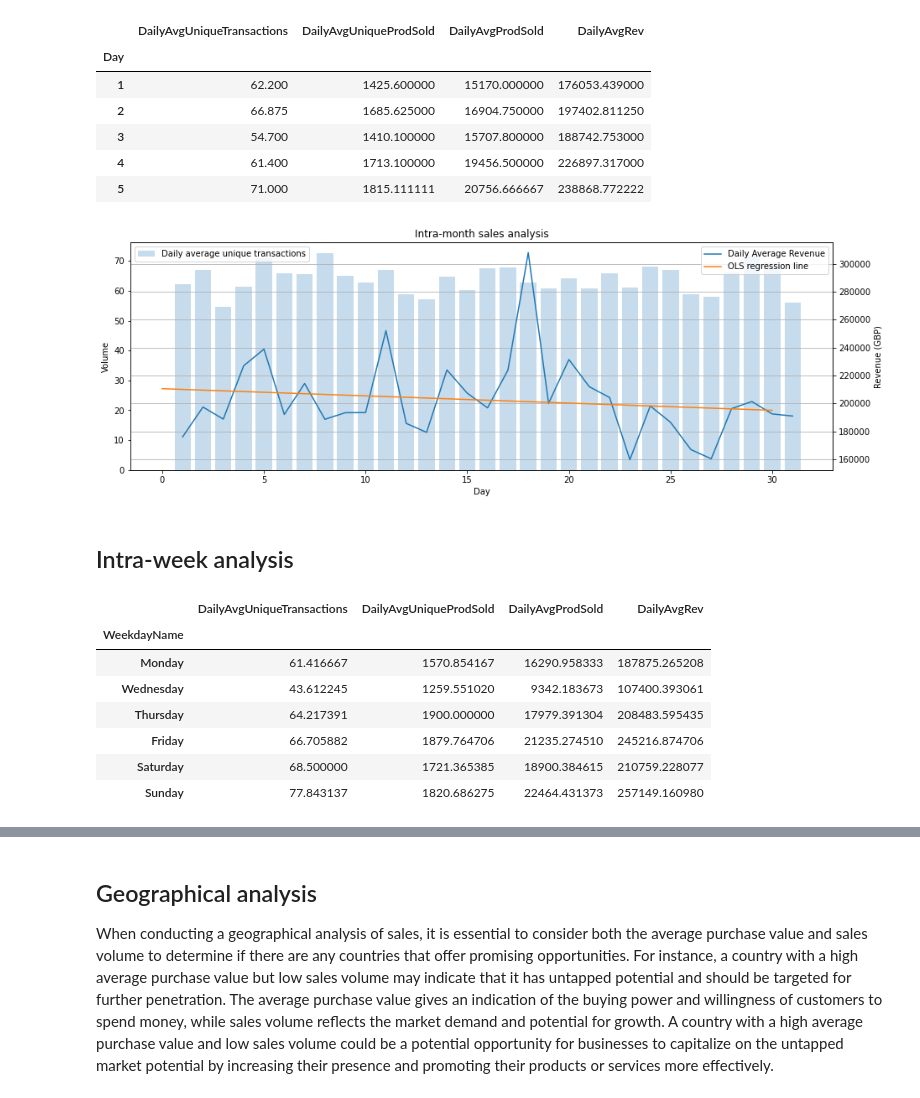
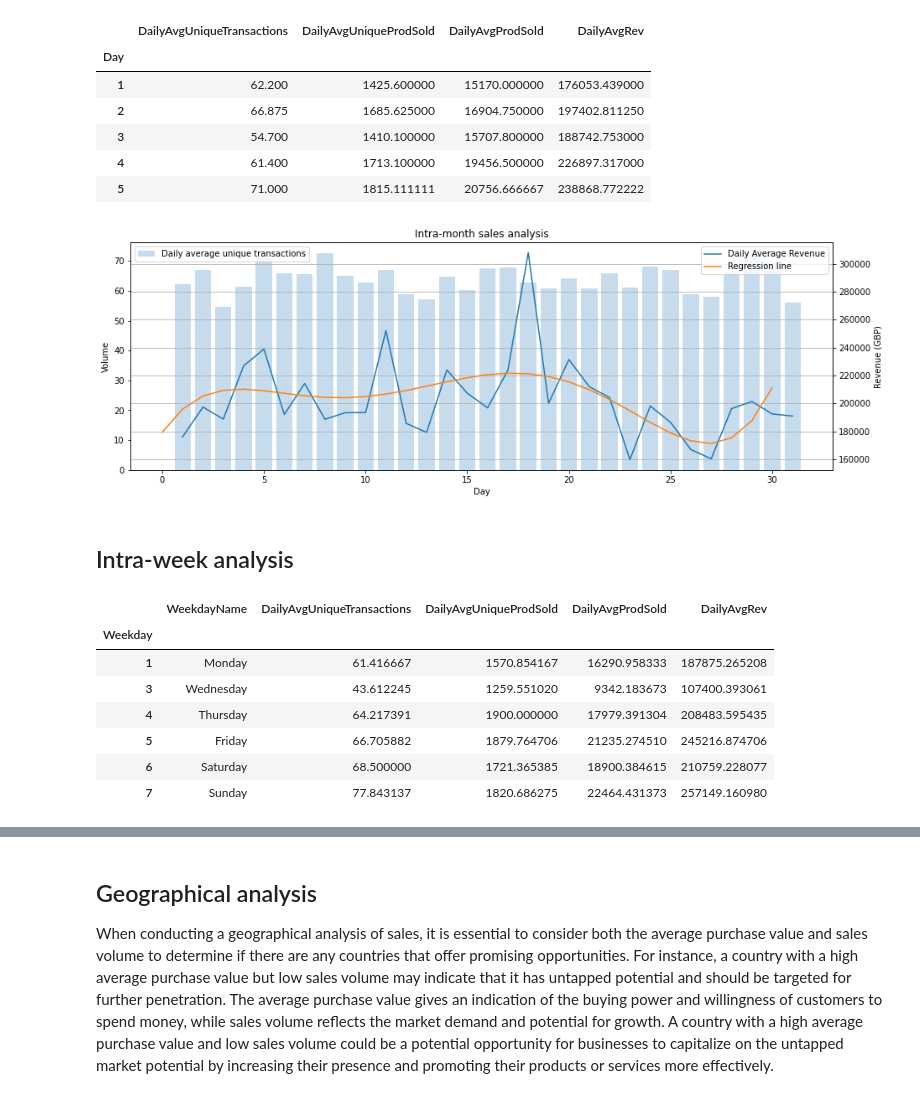
Before and after one commit to antobzzll/Analytics-Portfolio, a Jupyter notebook: Business Analytics/Market Basket Analysis/e-commerce-analytics.ipynb, the cells around one changed output, grey strips where cells are left out. Cells and saved outputs as stored; diff of their text form; code cells hidden in the pictures.

```diff
--- a/Business Analytics/Market Basket Analysis/e-commerce-analytics.ipynb
+++ b/Business Analytics/Market Basket Analysis/e-commerce-analytics.ipynb
@@ -257,6 +257,7 @@ bydate = df.groupby('Date').agg(
     Revenue=('Amount', 'sum')
     ).reset_index()
 bydate['Day'] = bydate['Date'].dt.day
+bydate['Weekday'] = bydate['Date'].dt.weekday
 bydate['Month'] = bydate['Date'].dt.month
 
 bydate['WeekdayName'] = bydate['Date'].dt.day_name()
@@ -289,41 +290,40 @@ byday.head()
 | 4 | 61.400 | 1713.100000 | 19456.500000 | 226897.317000 |
 | 5 | 71.000 | 1815.111111 | 20756.666667 | 238868.772222 |
 # %%
-rev_coefficients = np.polyfit(byday.index.values, byday['DailyAvgRev'].values, 1)
+rev_coefficients = np.polyfit(byday.index.values, byday['DailyAvgRev'].values, 5)
 rev_regression_line = np.poly1d(rev_coefficients)
 
 fig, ax1 = plt.subplots(figsize=(15,5))
 ax2 = plt.twinx()
 ax2.plot(byday.index, byday['DailyAvgRev'], label='Daily Average Revenue')
 ax1.bar(byday.index, byday['DailyAvgUniqueTransactions'], label='Daily average unique transactions', alpha=0.25)
-ax2.plot(rev_regression_line(byday.index.values), label='OLS regression line')
+ax2.plot(rev_regression_line(byday.index.values), label='Regression line')
 ax1.set_ylabel('Volume')
 ax2.set_ylabel('Revenue (GBP)')
 plt.title("Intra-month sales analysis")
 plt.grid(True)
 ax1.legend(loc='upper left')
 ax1.set_xlabel('Day')
 ax2.legend()
 
 plt.show()
 # %% [output]
-[figure, old version]
+[figure, new version]
 # %% [markdown]
 ## Intra-week analysis
 # %%
-byweekday = bydate.groupby('WeekdayName')[['UniqueTransactions', 'UniqueProdSold', 'ProdSold', 'Revenue']].mean()
+byweekday = bydate.groupby(['Weekday', 'WeekdayName'])[['UniqueTransactions', 'UniqueProdSold', 'ProdSold', 'Revenue']].mean()
 byweekday.columns = ['DailyAvgUniqueTransactions', 'DailyAvgUniqueProdSold', 'DailyAvgProdSold', 'DailyAvgRev']
-byweekday = byweekday.reset_index()
-byweekday['WeekdayName'] = pd.Categorical(byweekday['WeekdayName'], categories=['Monday', 'Wednesday', 'Thursday', 'Friday', 'Saturday', 'Sunday'], ordered=True)
-byweekday = byweekday.set_index('WeekdayName').sort_index()
+byweekday = byweekday.reset_index().set_index('Weekday')
+byweekday.index = byweekday.index + 1
 byweekday
 # %% [output]
-|  | DailyAvgUniqueTransactions | DailyAvgUniqueProdSold | DailyAvgProdSold | DailyAvgRev |
-| WeekdayName |  |  |  |  |
-| Monday | 61.416667 | 1570.854167 | 16290.958333 | 187875.265208 |
-| Wednesday | 43.612245 | 1259.551020 | 9342.183673 | 107400.393061 |
-| Thursday | 64.217391 | 1900.000000 | 17979.391304 | 208483.595435 |
-| Friday | 66.705882 | 1879.764706 | 21235.274510 | 245216.874706 |
-| Saturday | 68.500000 | 1721.365385 | 18900.384615 | 210759.228077 |
-| Sunday | 77.843137 | 1820.686275 | 22464.431373 | 257149.160980 |
+|  | WeekdayName | DailyAvgUniqueTransactions | DailyAvgUniqueProdSold | DailyAvgProdSold | DailyAvgRev |
+| Weekday |  |  |  |  |  |
+| 1 | Monday | 61.416667 | 1570.854167 | 16290.958333 | 187875.265208 |
+| 3 | Wednesday | 43.612245 | 1259.551020 | 9342.183673 | 107400.393061 |
+| 4 | Thursday | 64.217391 | 1900.000000 | 17979.391304 | 208483.595435 |
+| 5 | Friday | 66.705882 | 1879.764706 | 21235.274510 | 245216.874706 |
+| 6 | Saturday | 68.500000 | 1721.365385 | 18900.384615 | 210759.228077 |
+| 7 | Sunday | 77.843137 | 1820.686275 | 22464.431373 | 257149.160980 |
 # %%
```
Also changed, not shown: parts of 3 cells of this notebook.
